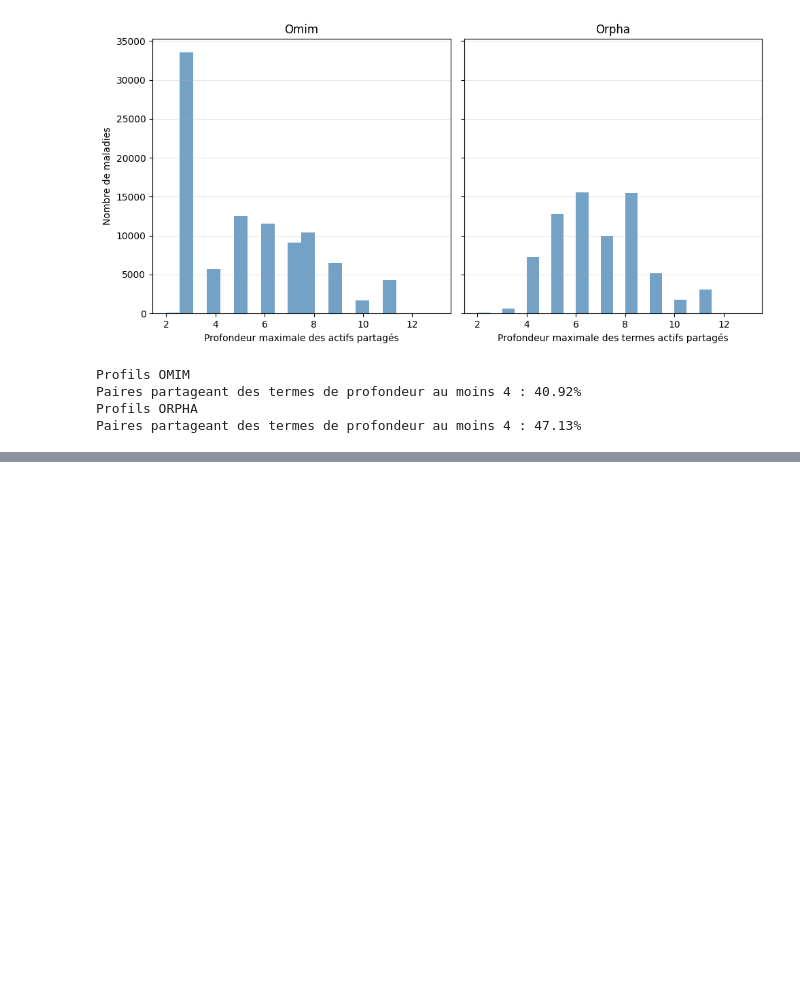
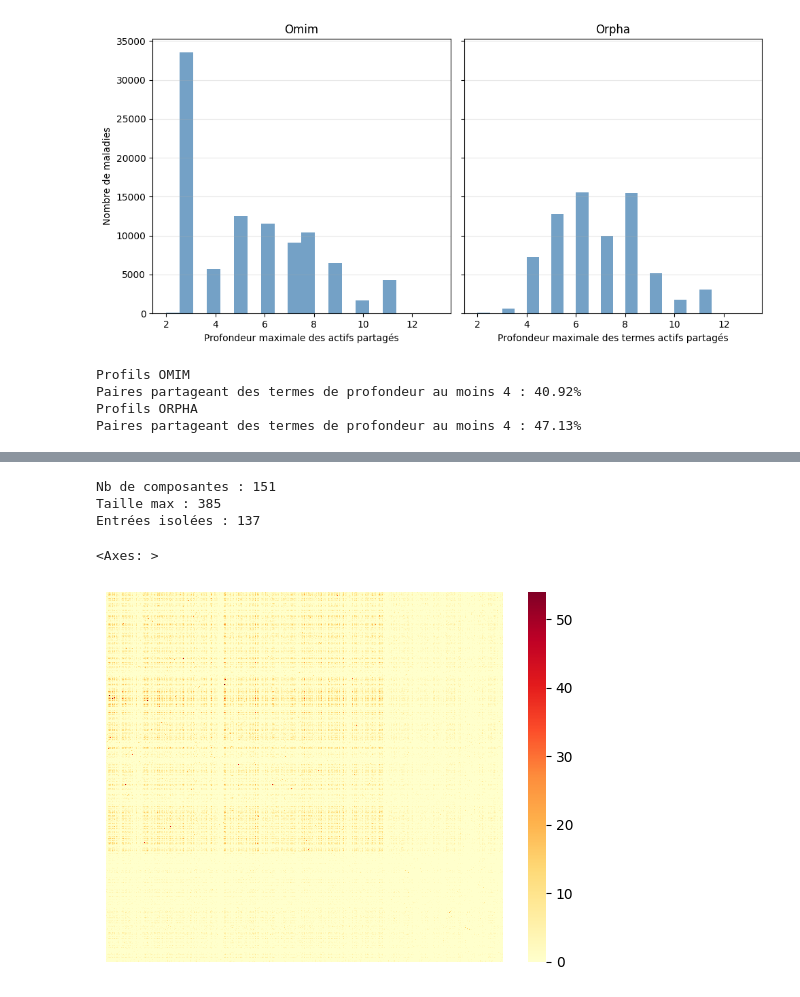
Before and after one commit to averniere/OT_simulation_maladies, a Jupyter notebook: Embeddings/statistiques_descriptives.ipynb, the cells around one changed output, grey strips where cells are left out. Saved outputs shown, nothing was run; the diff lists cells and outputs as text; code cells hidden in the pictures; blank space fills up the shorter version.

```diff
--- a/Embeddings/statistiques_descriptives.ipynb
+++ b/Embeddings/statistiques_descriptives.ipynb
@@ -212,0 +296,23 @@ Paires partageant des termes de profondeur au moins 4 : 47.13%
+# %%
+from scipy.sparse.csgraph import connected_components
+from scipy.sparse import csr_matrix
+
+k = 10
+adjacency = (shared_matrix_inter >= k).astype(np.float32)
+
+n_components, labels = connected_components(csr_matrix(adjacency), directed=False)
+sizes = np.bincount(labels)
+
+print(f"Nb de composantes : {n_components}")
+print(f"Taille max : {sizes.max()}")
+print(f"Entrées isolées : {(sizes == 1).sum()}")
+
+order = np.argsort(labels)
+sorted_matrix = shared_matrix_inter[np.ix_(order, order)]
+sns.heatmap(sorted_matrix, cmap="YlOrRd", xticklabels=False, yticklabels=False)
+# %% [output]
+Nb de composantes : 151
+Taille max : 385
+Entrées isolées : 137
+<Axes: >
+[figure, added]
```
Also changed, not shown: parts of 5 cells of this notebook, 4 other files.
